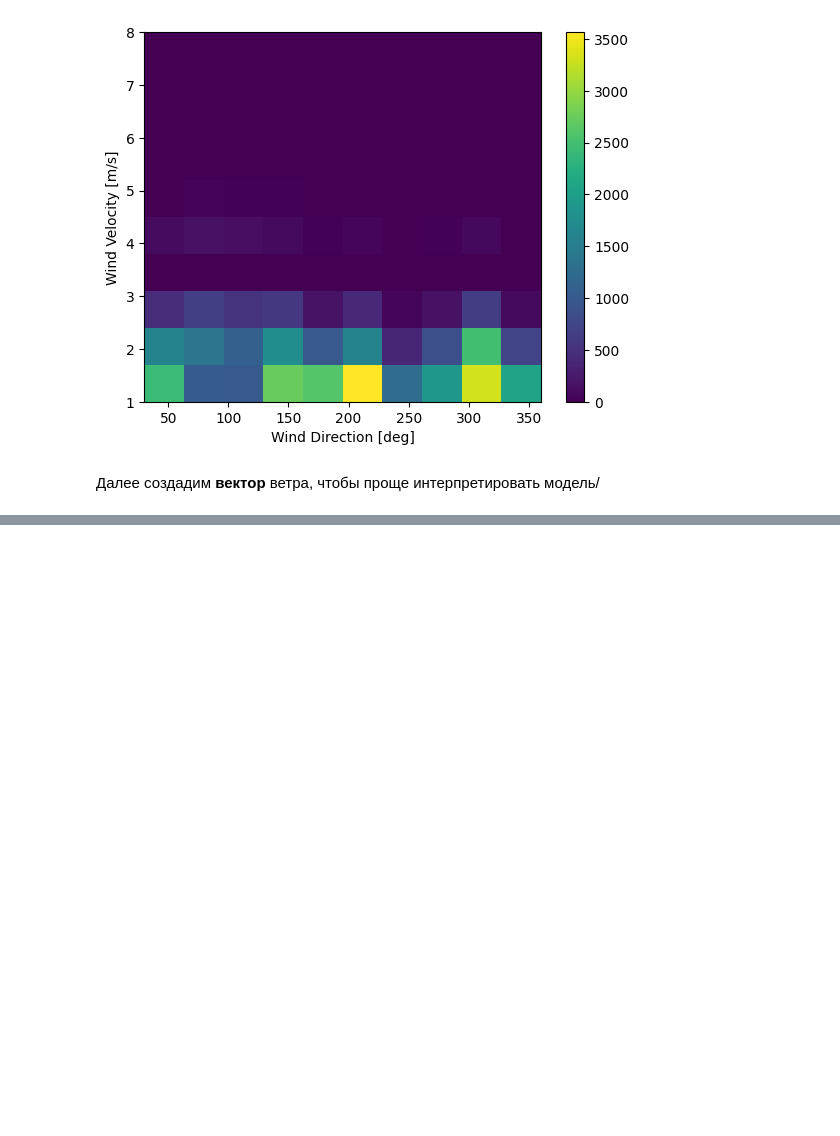
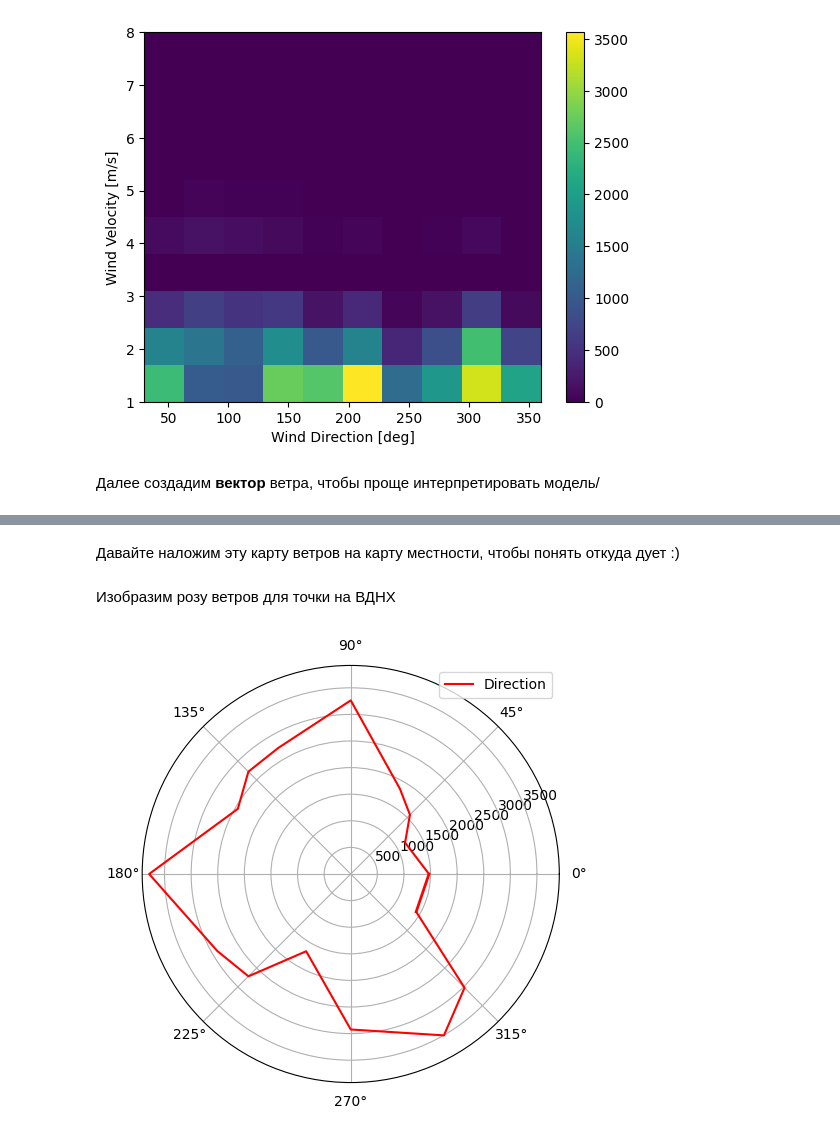
Before and after one commit to phrog-rgb/Weather_project, a Jupyter notebook: main.ipynb, the cells around one changed output, grey strips where cells are left out. Drawn from its saved outputs; the diff is of its cells as text; code cells hidden in the pictures; blank space fills up the shorter version.

```diff
--- a/main.ipynb
+++ b/main.ipynb
@@ -226,0 +208,24 @@ ax.axis('tight')
+# %% [markdown]
+Давайте наложим эту карту ветров на карту местности, чтобы понять откуда дует :)
+# %% [markdown]
+Изобразим розу ветров для точки на ВДНХ
+# %%
+fig = plt.figure(figsize=(10, 5))
+
+total_counts = df_filter['Direction'].value_counts()
+angles = df_filter['Direction'].value_counts().index
+
+sort_ang = np.sort(angles)
+sorted_counts = total_counts.loc[sort_ang]
+sort_ang = total_counts.loc[sort_ang].index * (2*np.pi / 360)
+
+ax = fig.add_subplot(111, projection='polar')
+ax.plot(sort_ang, sorted_counts, color='r', label='Direction')
+ax.plot((sort_ang[-1], sort_ang[0]), (sorted_counts.iloc[-1], sorted_counts.iloc[0]), color='r', linewidth=2)
+
+ax.legend()
+
+plt.tight_layout()
+plt.show()
+# %% [output]
+[figure, added]
```
Also changed, not shown: parts of 9 cells of this notebook, 1 other file.
